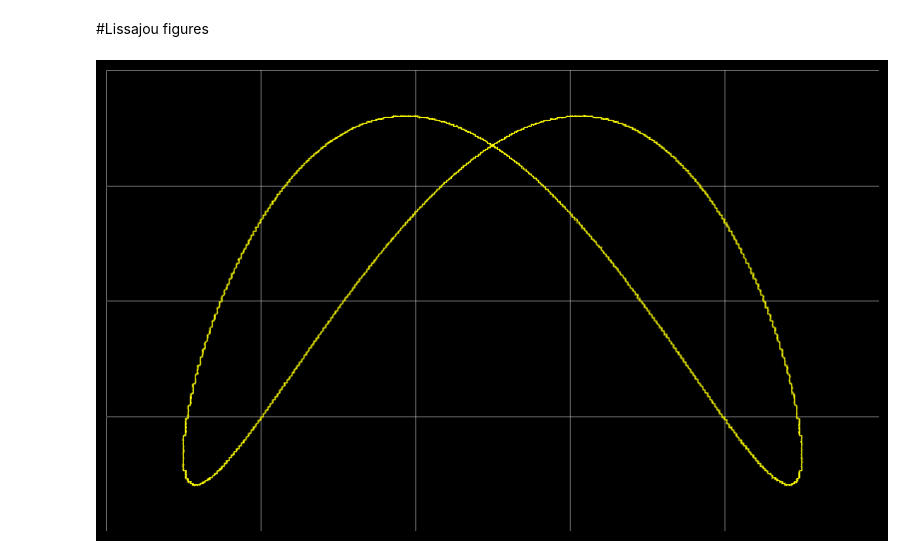
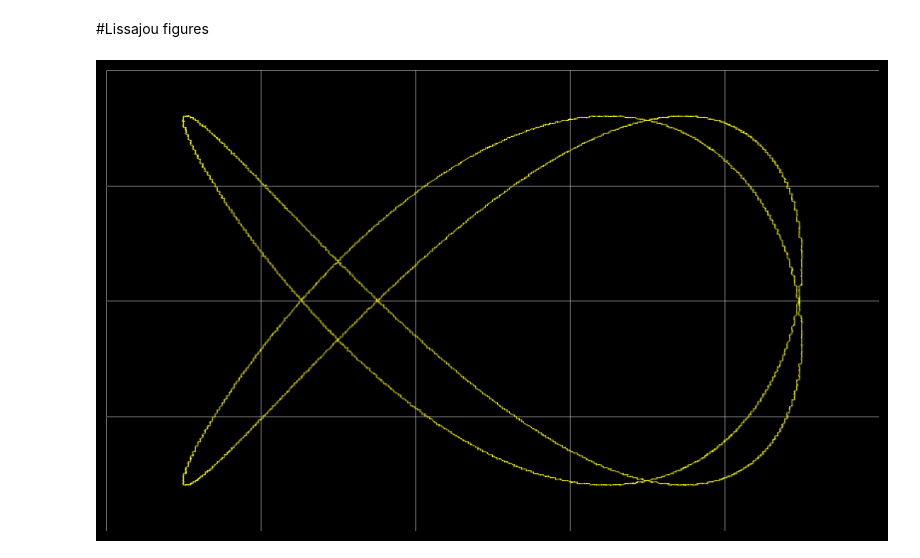
Before and after one commit to evgeny-kolonsky/Lab2, a Jupyter notebook: oftutorial/OscilloscopeTutorial.ipynb, the cells around one changed output. Cells and saved outputs as stored; diff of their text form; code cells hidden in the pictures.

```diff
--- a/oftutorial/OscilloscopeTutorial.ipynb
+++ b/oftutorial/OscilloscopeTutorial.ipynb
@@ -277,7 +277,7 @@ plt.show()
 # 1. Generate sine wave data
 x = np.linspace(0, 4 * np.pi, 5000) # Two full cycles
 y1 = 0.8 * np.round(128*np.sin(x))
-y2 = 0.8 * np.round(128*np.sin(2*x + 1))
+y2 = 0.8 * np.round(128*np.sin(1.5*x + 1))
 A = 128 * 0.8 # peak amplitude value
 
 # Add a small amount of random noise to the sine wave
@@ -305,32 +305,32 @@ ax.set_yticklabels([]) # Remove y-tick labels
 # Remove the box/spines around the plot
 for spine in ax.spines.values():
     spine.set_visible(False)
 
 # 6. Configure grid like DSO: 8 cells vertically and 10 cells horizontally
 # Define plot limits to control the grid extent
 y_min, y_max = -128, 128 # Extend slightly beyond sine wave amplitude
 
 #ax.set_xlim(x_min, x_max)
 #ax.set_ylim(y_min, y_max)
 
 # Calculate major tick locations for the grid
 
 # 8 vertical cells for y-axis
 y1_major_interval = (y_max - y_min) / 5
 ax.set_xticks(np.arange(y_min, y_max + y_major_interval / 2, y1_major_interval))
 
 y2_major_interval = (y_max - y_min) / 4
 ax.set_yticks(np.arange(y_min, y_max + y_major_interval / 2, y2_major_interval))
 
 # Apply lightgray grid
 ax.grid(True, which='major', color='lightgray', linestyle='-', linewidth=0.5, alpha=0.7)
 
 
 
 
 
 # Display the plot
-plt.savefig('lissajou2.png', dpi=300, bbox_inches='tight')
+plt.savefig('lissajou15.png', dpi=300, bbox_inches='tight')
 plt.show()
 # %% [output]
-[figure, old version]
+[figure, new version]
```
Also changed, not shown: parts of 3 cells of this notebook.
